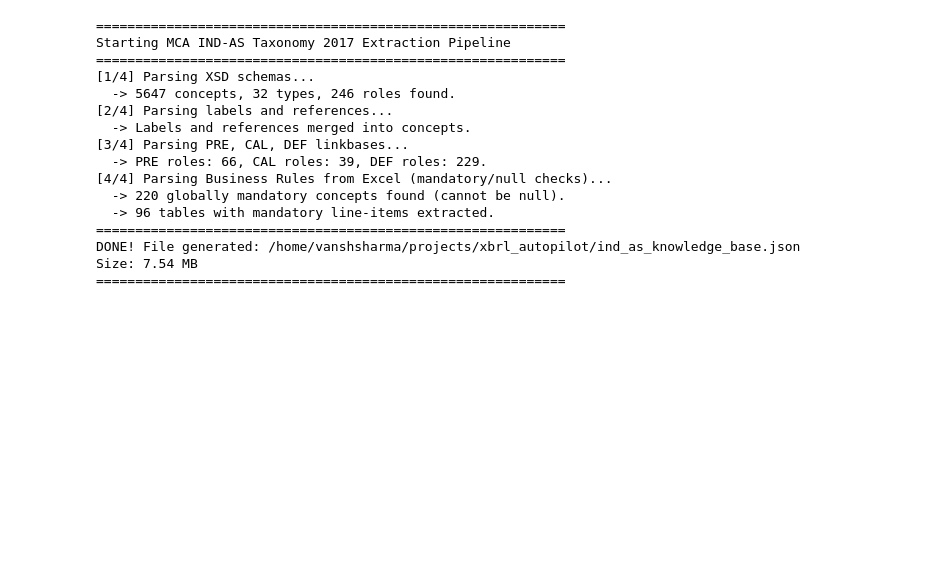
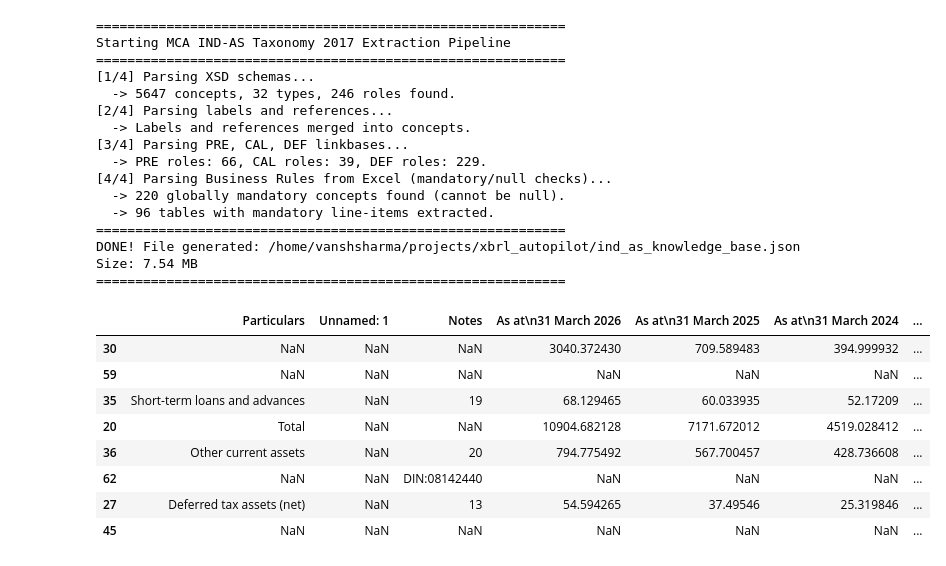
Before and after one commit to VashuTheGreat/XBRL_autopilot, a Jupyter notebook: notebooks/experiment.ipynb, the cells around one changed output. Drawn from its saved outputs; the diff is of its cells as text; code cells hidden in the pictures; blank space fills up the shorter version.

```diff
--- a/notebooks/experiment.ipynb
+++ b/notebooks/experiment.ipynb
@@ -1429,0 +1435,12 @@ Size: 7.54 MB
+# %%
+df.sample(8)
+# %% [output]
+|  | Particulars | Unnamed: 1 | Notes | As at\n31 March 2026 | As at\n31 March 2025 | As at\n31 March 2024 | ... |
+| 30 | NaN | NaN | NaN | 3040.372430 | 709.589483 | 394.999932 | ... |
+| 59 | NaN | NaN | NaN | NaN | NaN | NaN | ... |
+| 35 | Short-term loans and advances | NaN | 19 | 68.129465 | 60.033935 | 52.17209 | ... |
+| 20 | Total | NaN | NaN | 10904.682128 | 7171.672012 | 4519.028412 | ... |
+| 36 | Other current assets | NaN | 20 | 794.775492 | 567.700457 | 428.736608 | ... |
+| 62 | NaN | NaN | DIN:08142440 | NaN | NaN | NaN | ... |
+| 27 | Deferred tax assets (net) | NaN | 13 | 54.594265 | 37.49546 | 25.319846 | ... |
+| 45 | NaN | NaN | NaN | NaN | NaN | NaN | ... |
```
Also changed, not shown: parts of 4 cells of this notebook, 19 other files.
